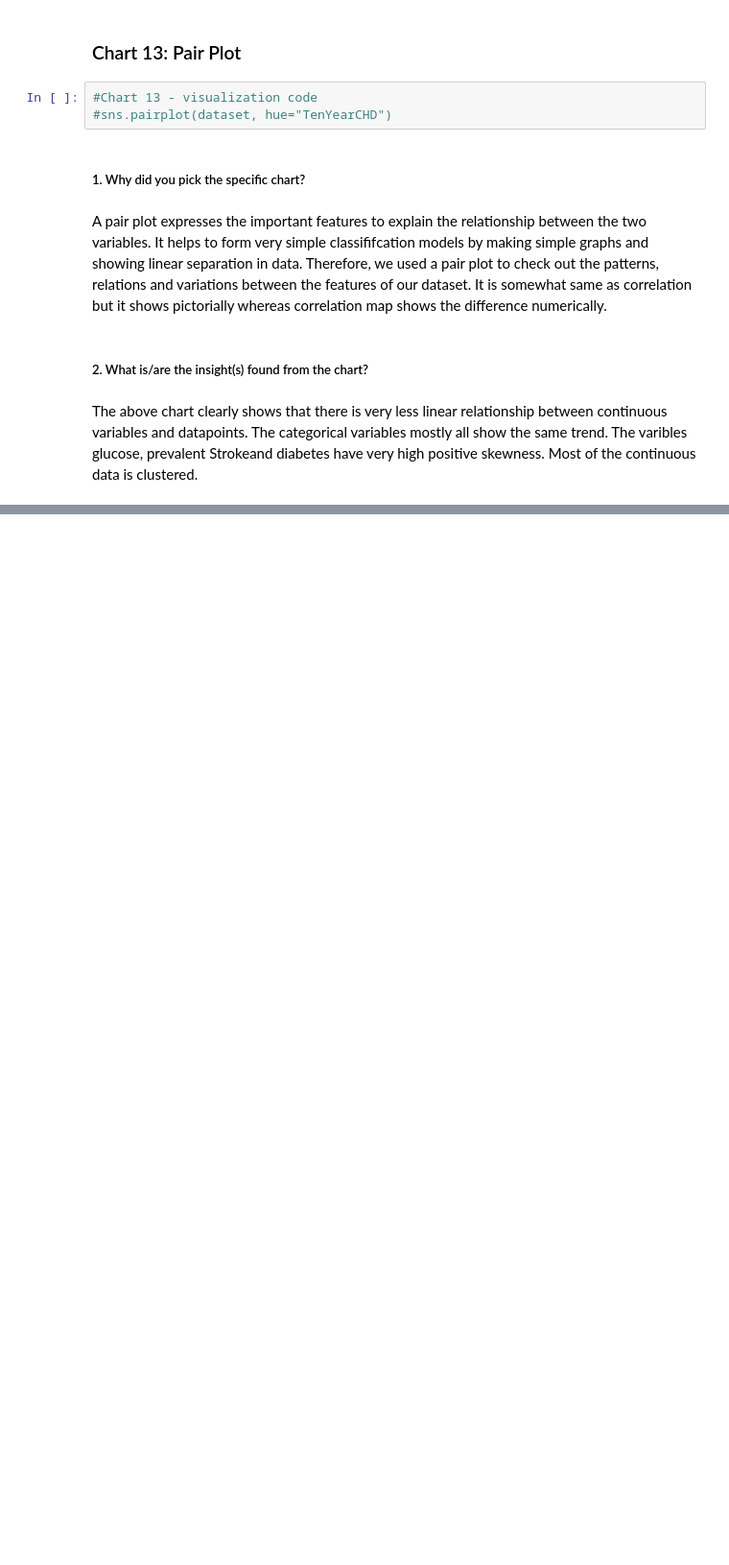
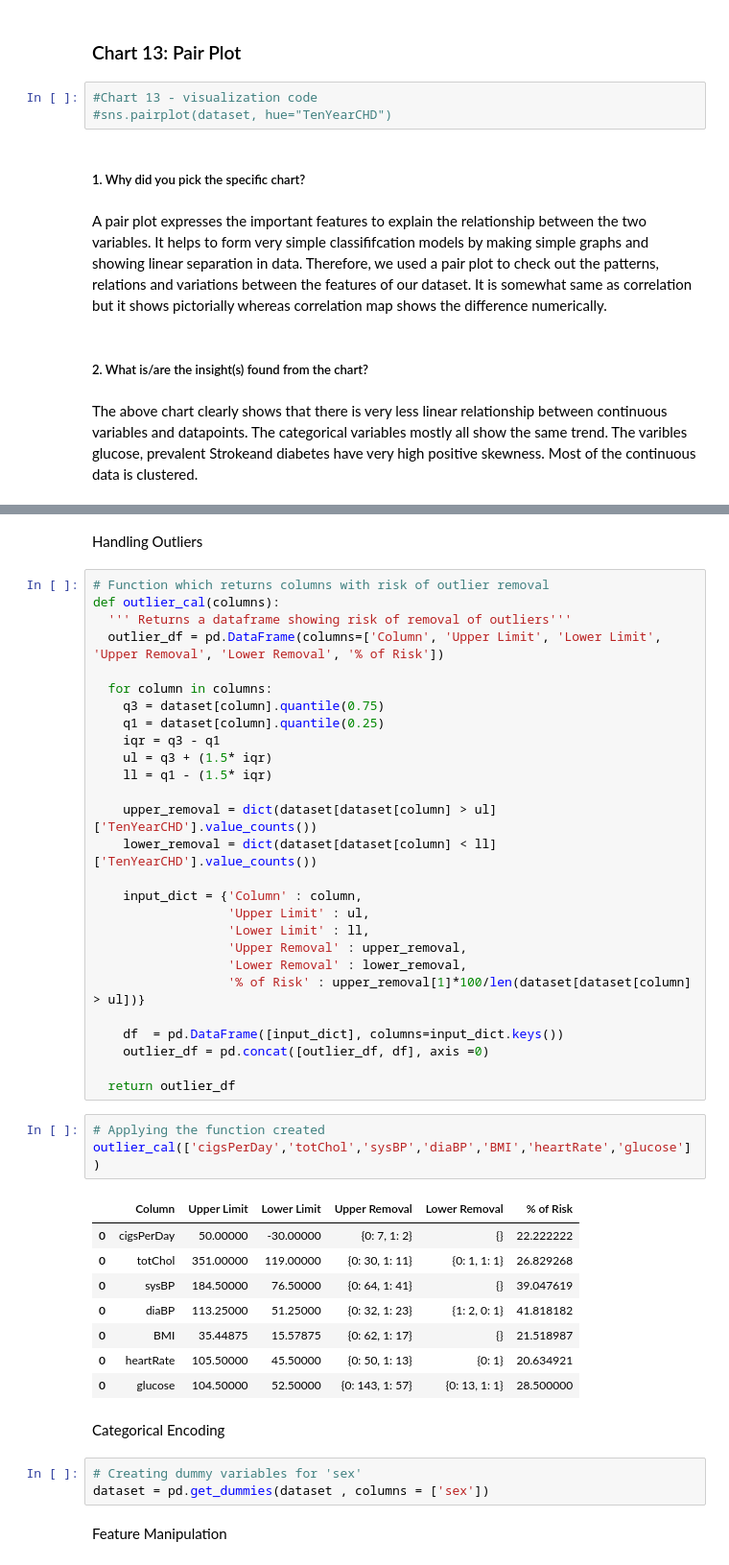
Before and after one commit to ideepakpal/Cardio-Vascular-Disease-Prediction, a Jupyter notebook: Cardiovascular-Classification.ipynb, the cells around one changed output, grey strips where cells are left out. Shown: that part at 96% size. Cells and saved outputs as stored; diff of their text form; blank space fills up the shorter version.

```diff
--- a/Cardiovascular-Classification.ipynb
+++ b/Cardiovascular-Classification.ipynb
@@ -712,0 +768,48 @@ The above chart clearly shows that there is very less linear relationship betwee
+# %% [markdown]
+Handling Outliers
+# %%
+# Function which returns columns with risk of outlier removal
+def outlier_cal(columns):
+  ''' Returns a dataframe showing risk of removal of outliers'''
+  outlier_df = pd.DataFrame(columns=['Column', 'Upper Limit', 'Lower Limit', 'Upper Removal', 'Lower Removal', '% of Risk'])
+
+  for column in columns:
+    q3 = dataset[column].quantile(0.75)
+    q1 = dataset[column].quantile(0.25)
+    iqr = q3 - q1
+    ul = q3 + (1.5* iqr)
+    ll = q1 - (1.5* iqr)
+
+    upper_removal = dict(dataset[dataset[column] > ul]['TenYearCHD'].value_counts())
+    lower_removal = dict(dataset[dataset[column] < ll]['TenYearCHD'].value_counts())
+
+    input_dict = {'Column' : column,
+                  'Upper Limit' : ul,
+                  'Lower Limit' : ll,
+                  'Upper Removal' : upper_removal,
+                  'Lower Removal' : lower_removal,
+                  '% of Risk' : upper_removal[1]*100/len(dataset[dataset[column] > ul])}
+
+    df  = pd.DataFrame([input_dict], columns=input_dict.keys())
+    outlier_df = pd.concat([outlier_df, df], axis =0)
+
+  return outlier_df
+# %%
+# Applying the function created
+outlier_cal(['cigsPerDay','totChol','sysBP','diaBP','BMI','heartRate','glucose'])
+# %% [output]
+|  | Column | Upper Limit | Lower Limit | Upper Removal | Lower Removal | % of Risk |
+| 0 | cigsPerDay | 50.00000 | -30.00000 | {0: 7, 1: 2} | {} | 22.222222 |
+| 0 | totChol | 351.00000 | 119.00000 | {0: 30, 1: 11} | {0: 1, 1: 1} | 26.829268 |
+| 0 | sysBP | 184.50000 | 76.50000 | {0: 64, 1: 41} | {} | 39.047619 |
+| 0 | diaBP | 113.25000 | 51.25000 | {0: 32, 1: 23} | {1: 2, 0: 1} | 41.818182 |
+| 0 | BMI | 35.44875 | 15.57875 | {0: 62, 1: 17} | {} | 21.518987 |
+| 0 | heartRate | 105.50000 | 45.50000 | {0: 50, 1: 13} | {0: 1} | 20.634921 |
+| 0 | glucose | 104.50000 | 52.50000 | {0: 143, 1: 57} | {0: 13, 1: 1} | 28.500000 |
+# %% [markdown]
+Categorical Encoding
+# %%
+# Creating dummy variables for 'sex'
+dataset = pd.get_dummies(dataset , columns = ['sex'])
+# %% [markdown]
+Feature Manipulation
```
Also changed, not shown: parts of 15 cells of this notebook.
